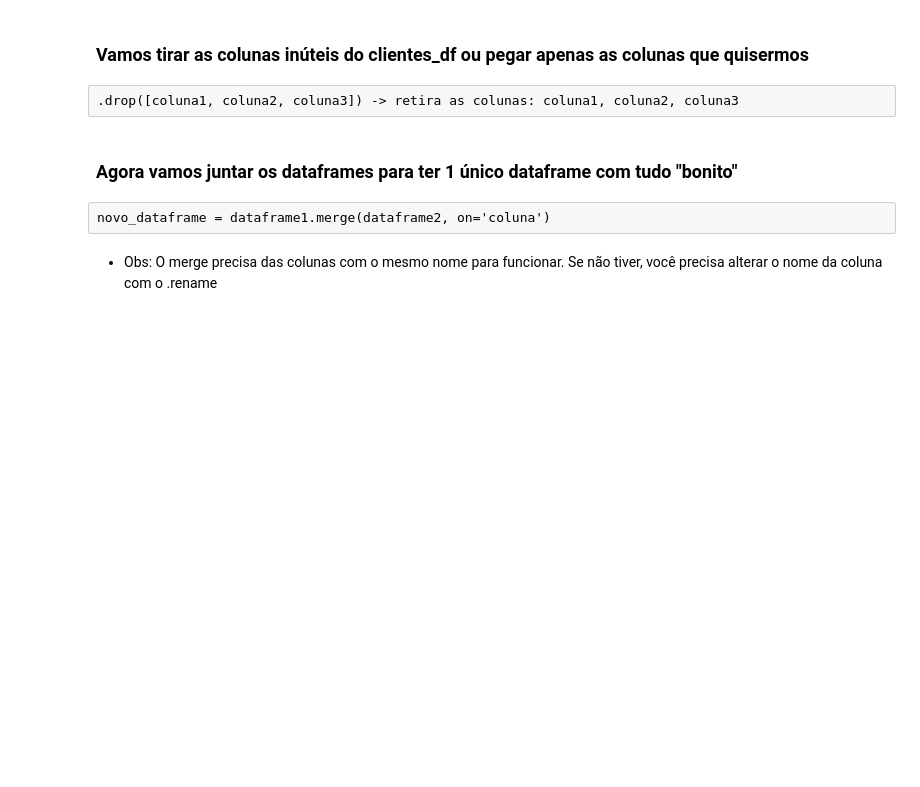
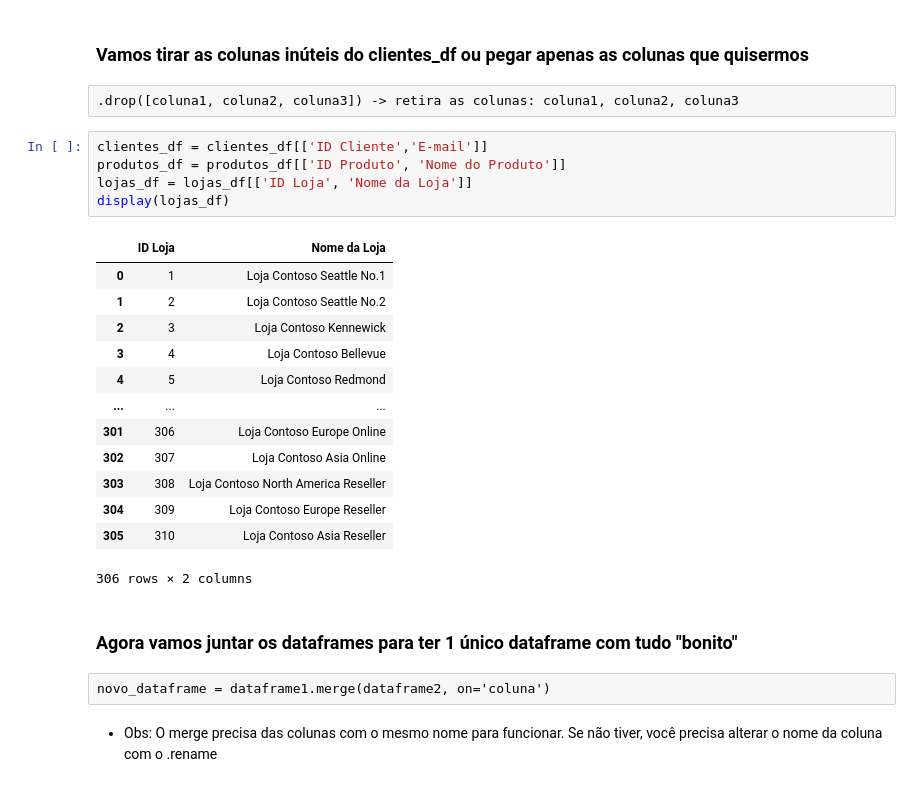
Before and after one commit to Ricardo-Alves-Souza/Python_Impressionador, a Jupyter notebook: Pandas/03 - Tratamento de Dados e Múltiplas Bases/Pandas 05.ipynb, the cells around one changed output. Cells and saved outputs as stored; diff of their text form; blank space fills up the shorter version.

```diff
--- a/Pandas/03 - Tratamento de Dados e Múltiplas Bases/Pandas 05.ipynb
+++ b/Pandas/03 - Tratamento de Dados e Múltiplas Bases/Pandas 05.ipynb
@@ -25,6 +79,25 @@ UnicodeDecodeError: 'utf-8' codec can't decode byte 0xff in position 0: invalid
 ### Vamos tirar as colunas inúteis do clientes_df ou pegar apenas as colunas que quisermos
 # %% [raw]
 .drop([coluna1, coluna2, coluna3]) -> retira as colunas: coluna1, coluna2, coluna3
+# %%
+clientes_df = clientes_df[['ID Cliente','E-mail']]
+produtos_df = produtos_df[['ID Produto', 'Nome do Produto']]
+lojas_df = lojas_df[['ID Loja', 'Nome da Loja']]
+display(lojas_df)
+# %% [output]
+|  | ID Loja | Nome da Loja |
+| 0 | 1 | Loja Contoso Seattle No.1 |
+| 1 | 2 | Loja Contoso Seattle No.2 |
+| 2 | 3 | Loja Contoso Kennewick |
+| 3 | 4 | Loja Contoso Bellevue |
+| 4 | 5 | Loja Contoso Redmond |
+| ... | ... | ... |
+| 301 | 306 | Loja Contoso Europe Online |
+| 302 | 307 | Loja Contoso Asia Online |
+| 303 | 308 | Loja Contoso North America Reseller |
+| 304 | 309 | Loja Contoso Europe Reseller |
+| 305 | 310 | Loja Contoso Asia Reseller |
+306 rows × 2 columns
 # %% [markdown]
 ### Agora vamos juntar os dataframes para ter 1 único dataframe com tudo "bonito"
 # %% [raw]
```
Also changed, not shown: parts of 5 cells of this notebook, 4 other files.
